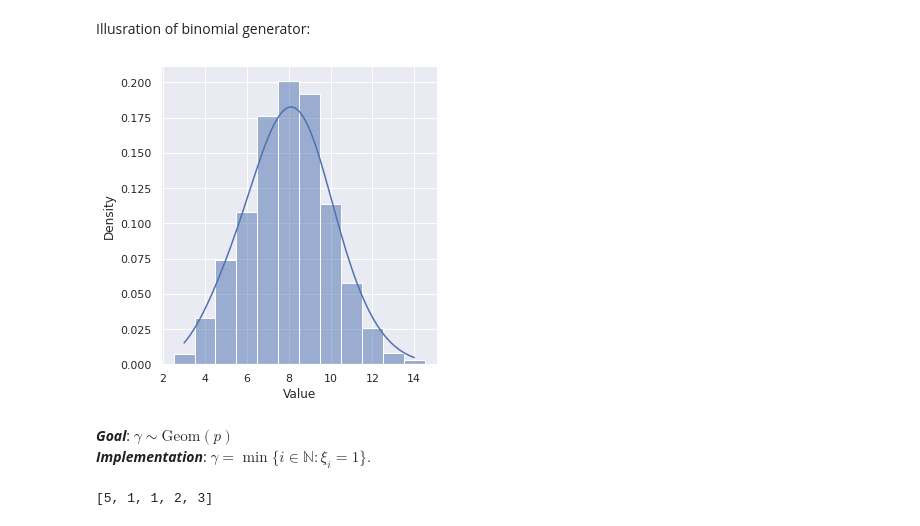
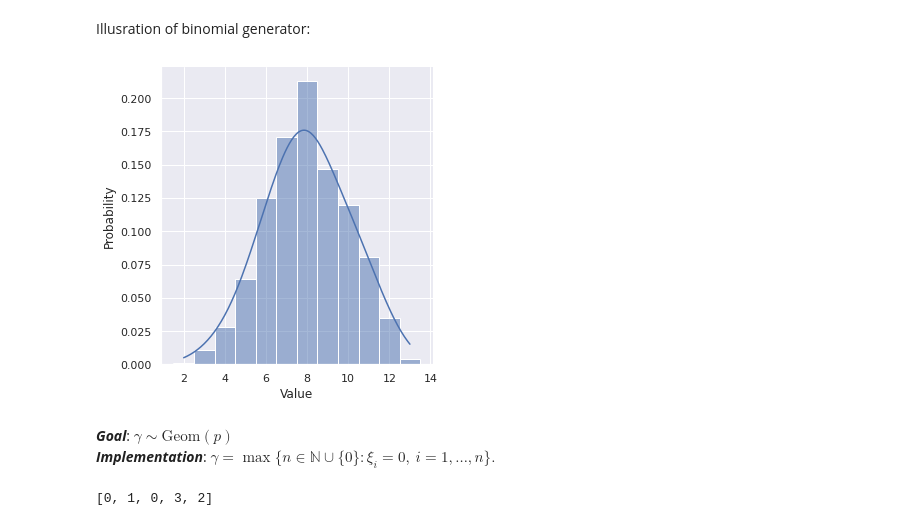
Before and after one commit to Arkadiy-Vladimirov/praktikum_7, a Jupyter notebook: task1.ipynb, the cells around one changed output. Drawn from its saved outputs; the diff is of its cells as text; code cells hidden in the pictures.

```diff
--- a/task1.ipynb
+++ b/task1.ipynb
@@ -54,21 +60,21 @@ Illusration of binomial generator:
 # %%
 gen_bin = gen_binomial(16,0.5,1000)
 df = pd.DataFrame({"Value": list(gen_bin)})
-sns.displot(data=df, x="Value", discrete=True, stat="density",
+sns.displot(data=df, x="Value", discrete=True, stat="probability",
                             kde=True, kde_kws={"bw_adjust": 2})
 del gen_bin, df
 # %% [output]
-[figure, old version]
+[figure, new version]
 # %% [markdown]
 ***Goal***: $\gamma \sim \mathrm{Geom}(p)$
-***Implementation***: $\gamma = \min\{i \in \mathbb{N} : \xi_i = 1\}.$
+***Implementation***: $\gamma = \max\{n \in \mathbb{N} \cup \{0\} : \xi_i = 0,\:i = 1,\ldots,n\}.$
 # %%
 def gen_geometrical(p, size = math.inf):
     """ Generates random sample [X1, X2,.. X_{size}] where Xi ~ Geom(p) """
     gen_bern = gen_bernulli(p)
     for i in itertools.count():
         if (i < size):
-            attempts_number = 1
+            attempts_number = 0
             while (next(gen_bern) != 1):
                 attempts_number += 1
             yield attempts_number
@@ -78,5 +84,5 @@ def gen_geometrical(p, size = math.inf):
 
 print(list(gen_geometrical(0.5,5)))
 # %% [output]
-[5, 1, 1, 2, 3]
+[0, 1, 0, 3, 2]
 # %% [markdown]
```
Also changed, not shown: parts of 8 cells of this notebook, 9 other files.
